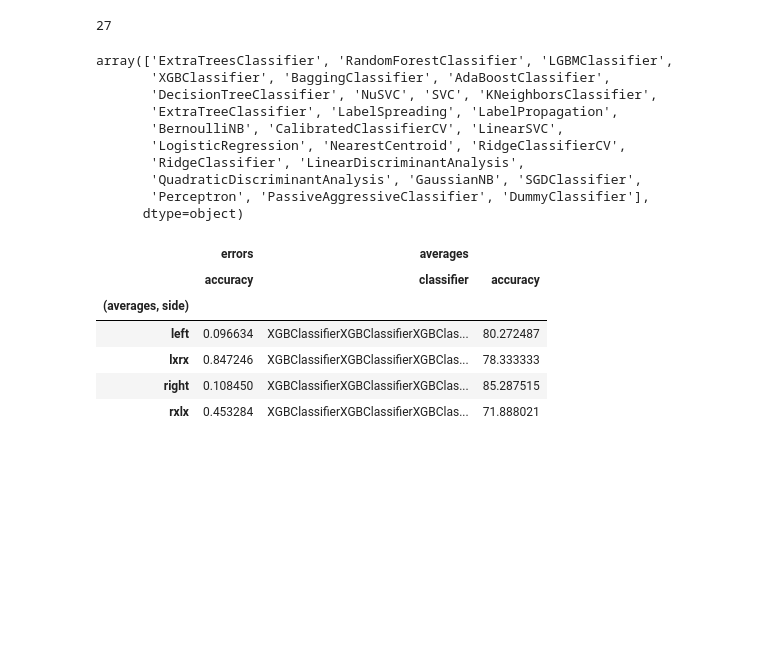
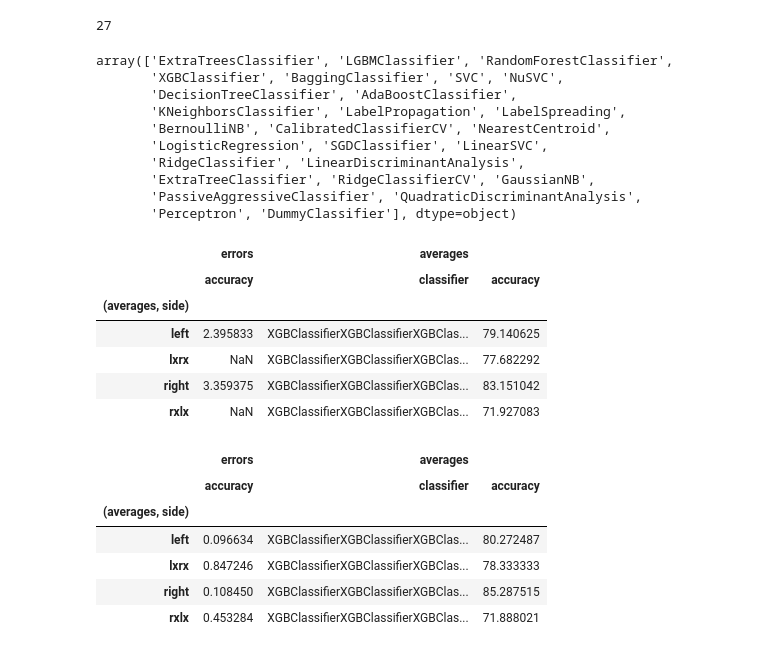
Before and after one commit to LeonardoAlchieri/LateralizationPhysiologicalWearables, a Jupyter notebook: plotting_notebooks/n_fold.ipynb, the cells around one changed output. Cells and saved outputs as stored; diff of their text form; code cells hidden in the pictures; blank space fills up the shorter version.

```diff
--- a/plotting_notebooks/n_fold.ipynb
+++ b/plotting_notebooks/n_fold.ipynb
@@ -17,12 +17,12 @@ def load_averaged_data(path: str) -> tuple[DataFrame, Series, Series]:
             loaded_data[key] = store[key]
 
     concated_df_avgs = concat(
-        [loaded_data[key][("Average", "Accuracy")] for key in loaded_data.keys()],
+        [loaded_data[key][("Average", "Balanced Accuracy")] for key in loaded_data.keys()],
         axis=1,
         keys=[el[1:] for el in loaded_data.keys()],
     )
     concated_df_errs = concat(
-        [loaded_data[key][("Standard error", "Accuracy")] for key in loaded_data.keys()],
+        [loaded_data[key][("Standard error", "Balanced Accuracy")] for key in loaded_data.keys()],
         axis=1,
         keys=[el[1:] for el in loaded_data.keys()],
     )
@@ -68,7 +68,7 @@ def make_linerrorplot(data: DataFrame, lower_errs: Series, upper_errs: Series, p
 # %% [markdown]
 ## USILaughs
 # %%
-path_to_save_data_avgs = "../data.nosync/usilaughs/results/n_fold_avg.h5"
+path_to_save_data_avgs = "../data.nosync/usilaughs/results/n_fold_fix_avg.h5"
 # Create an empty dictionary to store the loaded DataFrames
 df_avgs, upper_errs, lower_errs, df_errs = load_averaged_data(path_to_save_data_avgs)
 # %%
@@ -78,16 +78,30 @@ df_avgs['classifier'].nunique()
 # %%
 df_avgs['classifier'].unique()
 # %% [output]
-array(['ExtraTreesClassifier', 'RandomForestClassifier', 'LGBMClassifier',
-       'XGBClassifier', 'BaggingClassifier', 'AdaBoostClassifier',
-       'DecisionTreeClassifier', 'NuSVC', 'SVC', 'KNeighborsClassifier',
-       'ExtraTreeClassifier', 'LabelSpreading', 'LabelPropagation',
-       'BernoulliNB', 'CalibratedClassifierCV', 'LinearSVC',
-       'LogisticRegression', 'NearestCentroid', 'RidgeClassifierCV',
+array(['ExtraTreesClassifier', 'LGBMClassifier', 'RandomForestClassifier',
+       'XGBClassifier', 'BaggingClassifier', 'SVC', 'NuSVC',
+       'DecisionTreeClassifier', 'AdaBoostClassifier',
+       'KNeighborsClassifier', 'LabelPropagation', 'LabelSpreading',
+       'BernoulliNB', 'CalibratedClassifierCV', 'NearestCentroid',
+       'LogisticRegression', 'SGDClassifier', 'LinearSVC',
        'RidgeClassifier', 'LinearDiscriminantAnalysis',
-       'QuadraticDiscriminantAnalysis', 'GaussianNB', 'SGDClassifier',
-       'Perceptron', 'PassiveAggressiveClassifier', 'DummyClassifier'],
-      dtype=object)
+       'ExtraTreeClassifier', 'RidgeClassifierCV', 'GaussianNB',
+       'PassiveAggressiveClassifier', 'QuadraticDiscriminantAnalysis',
+       'Perceptron', 'DummyClassifier'], dtype=object)
+# %%
+display(
+    concat([df_errs["accuracy"], df_avgs], axis=1, keys=["errors", "averages"])
+    .groupby(("averages", "side"))
+    .max()*100
+)
+# %% [output]
+|  | errors | averages |  |
+|  | accuracy | classifier | accuracy |
+| (averages, side) |  |  |  |
+| left | 2.395833 | XGBClassifierXGBClassifierXGBClas... | 79.140625 |
+| lxrx | NaN | XGBClassifierXGBClassifierXGBClas... | 77.682292 |
+| right | 3.359375 | XGBClassifierXGBClassifierXGBClas... | 83.151042 |
+| rxlx | NaN | XGBClassifierXGBClassifierXGBClas... | 71.927083 |
 # %%
 display(
     concat([df_errs["accuracy"], df_avgs], axis=1, keys=["errors", "averages"])
```
Also changed, not shown: parts of 5 cells of this notebook, 3 other files.
